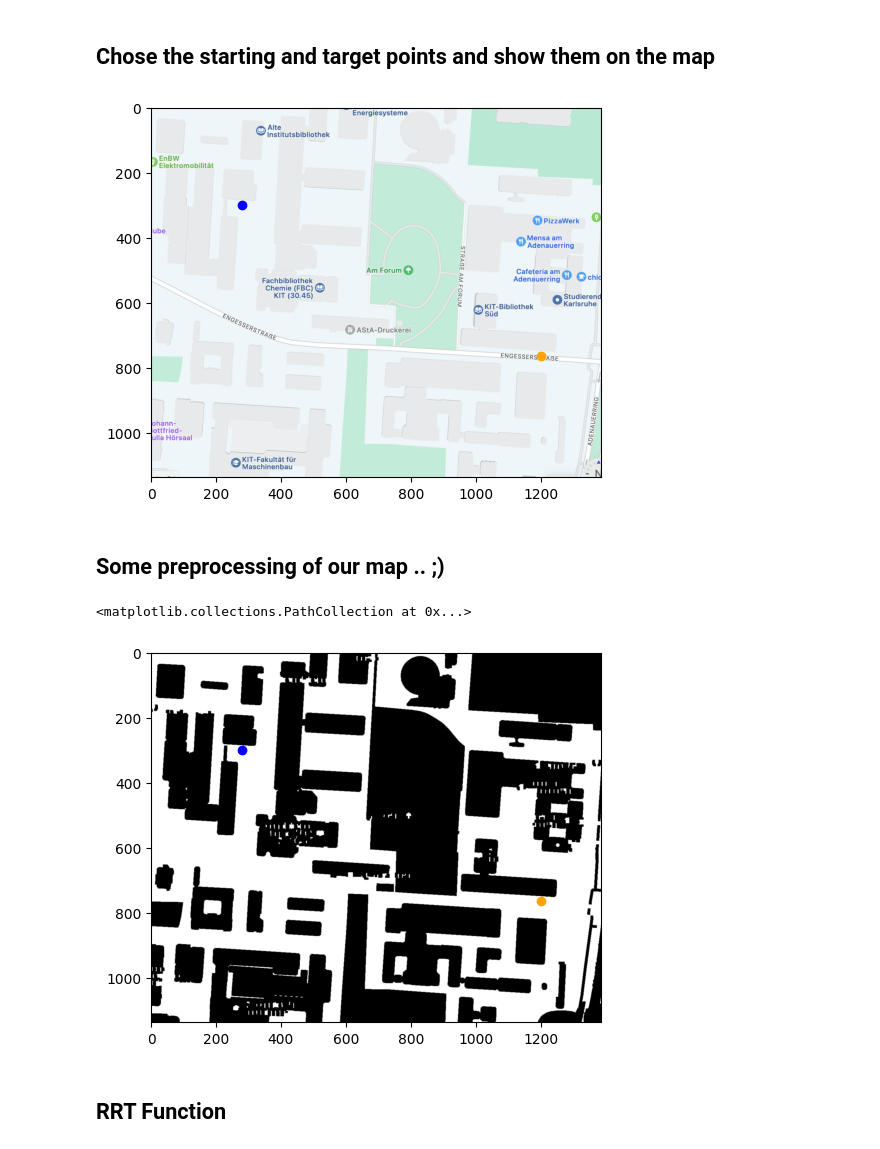
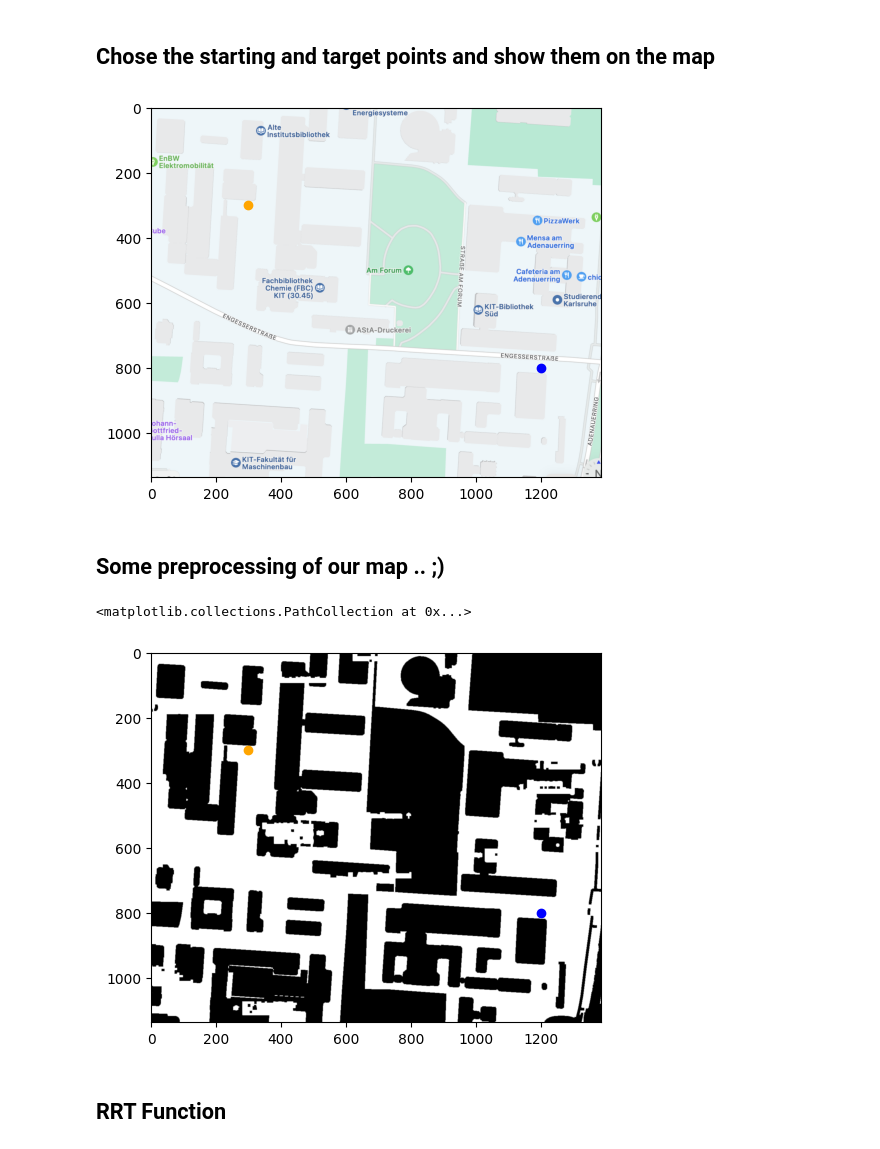
Before and after one commit to joeFPV99/MIPGN, a Jupyter notebook: PythonBasicsNotebookPt1/Path planning/3.1_RRT_todo.ipynb, the cells around one changed output. Saved outputs shown, nothing was run; the diff lists cells and outputs as text; code cells hidden in the pictures.

```diff
--- a/PythonBasicsNotebookPt1/Path planning/3.1_RRT_todo.ipynb
+++ b/PythonBasicsNotebookPt1/Path planning/3.1_RRT_todo.ipynb
@@ -9,6 +9,6 @@ from random import randint
 # %% [markdown]
 ## Upload the image ECMAP.png
 # %%
-cdata = #TODO use cv2 to import the image 'KIT_map.png'
+cdata = cv2.imread('KIT_map.png') #use cv2 to import the image 'KIT_map.png'
 plt.imshow(cdata, cmap='gray')
 # %% [output]
@@ -17,8 +18,8 @@ SyntaxError: invalid syntax (779400921.py, line 1)
 ## Chose the starting and target points and show them on the map
 # %%
 #Start point and target point
-start = #TODO #initialize start point coordinates
-end = #TODO #initialize end point coordinates
+start = np.array([300,300])  #initialize start point coordinates
+end = np.array([1200,800]) #initialize end point coordinates
 
 # Show the image
 plt.imshow(cdata, cmap='gray')
@@ -30,31 +31,31 @@ plt.scatter(end[0], end[1], color='blue', marker='o', label='End')
 # Mostra il grafico
 plt.show()
 # %% [output]
-[figure, old version]
+[figure, new version]
 # %% [markdown]
 ## Some preprocessing of our map .. ;)
 # %%
 # Convert the image into a grayscale image
-I = #TODO
+I = cv2.cvtColor(cdata, cv2.COLOR_BGRA2GRAY)
 #convert into binary image with the correct threshold
-_, BW = #TODO
+_, BW = cv2.threshold(I, 0.95*255, 1, cv2.THRESH_BINARY)
 # Invert binary image
-BW2 = #TODO
-# Remove small (less than 500 pixels) connected components
+BW2 = cv2.bitwise_not(BW)
+# Remove small less than 500 pixels) connected components
 BW3 = cv2.morphologyEx(BW2, cv2.MORPH_OPEN, np.ones((8, 8), np.uint8), iterations=1) # Remove small (less than 500 pixels) connected components
 #Reverse the open image
-BW4 = #TODO
+BW4 = cv2.bitwise_not(BW3)
 # Filling empty holes in the image
 BW5 = cv2.bitwise_not(cv2.bitwise_not(BW4) - cv2.dilate(BW4, np.ones((3, 3), np.uint8), iterations=1))
 
 BW5= (BW5 - np.min(BW5)) / (np.max(BW5) - np.min(BW5))
 
 plt.imshow(BW5, cmap = 'gray')
 plt.scatter(start[0], start[1], color='orange', marker='o', label='Start')
 plt.scatter(end[0], end[1], color='blue', marker='o', label='End')
 # %% [output]
 <matplotlib.collections.PathCollection at 0x...>
-[figure, old version]
+[figure, new version]
 # %% [markdown]
 ## RRT Function
 # %%
```
Also changed, not shown: parts of 3 cells of this notebook, 4 other files.
